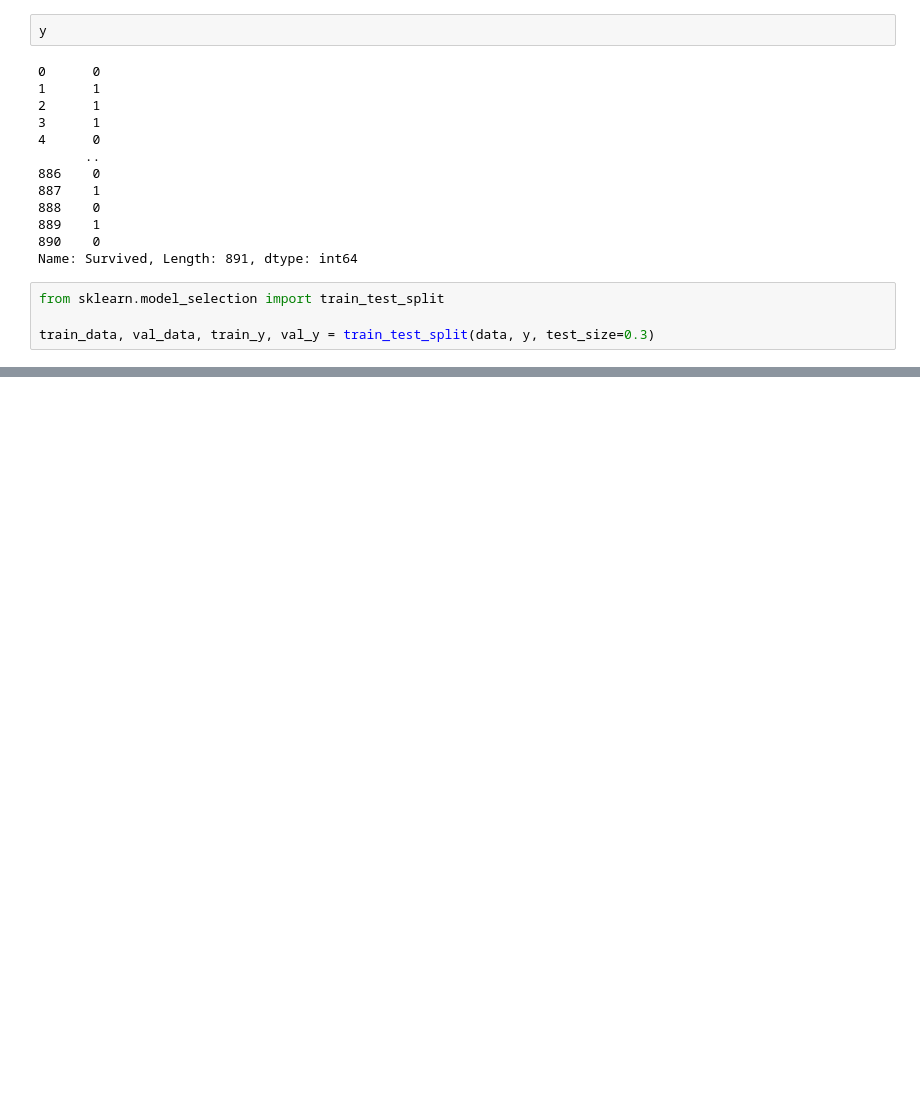
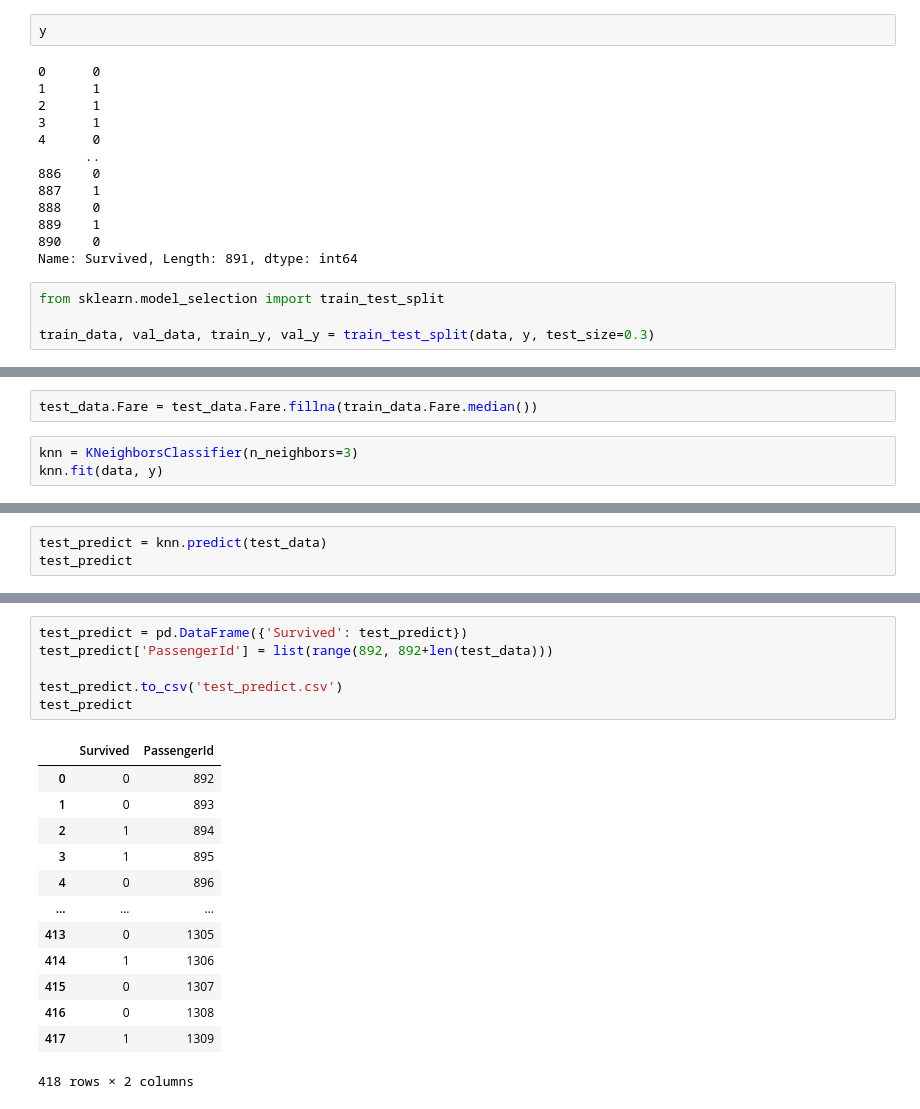
Before and after one commit to DoctorSB/vk_education, a Jupyter notebook: sklearn.ipynb, the cells around one changed output, grey strips where cells are left out. Drawn from its saved outputs; the diff is of its cells as text; blank space fills up the shorter version.

```diff
--- a/sklearn.ipynb
+++ b/sklearn.ipynb
@@ -173,0 +276,5 @@ train_data, val_data, train_y, val_y = train_test_split(data, y, test_size=0.3)
+# %%
+test_data.Fare = test_data.Fare.fillna(train_data.Fare.median())
+# %%
+knn = KNeighborsClassifier(n_neighbors=3)
+knn.fit(data, y)
@@ -173,0 +283,3 @@ train_data, val_data, train_y, val_y = train_test_split(data, y, test_size=0.3)
+# %%
+test_predict = knn.predict(test_data)
+test_predict
@@ -173,0 +306,20 @@ train_data, val_data, train_y, val_y = train_test_split(data, y, test_size=0.3)
+# %%
+test_predict = pd.DataFrame({'Survived': test_predict})
+test_predict['PassengerId'] = list(range(892, 892+len(test_data)))
+
+test_predict.to_csv('test_predict.csv')
+test_predict
+# %% [output]
+|  | Survived | PassengerId |
+| 0 | 0 | 892 |
+| 1 | 0 | 893 |
+| 2 | 1 | 894 |
+| 3 | 1 | 895 |
+| 4 | 0 | 896 |
+| ... | ... | ... |
+| 413 | 0 | 1305 |
+| 414 | 1 | 1306 |
+| 415 | 0 | 1307 |
+| 416 | 0 | 1308 |
+| 417 | 1 | 1309 |
+418 rows × 2 columns
```
Also changed, not shown: parts of 13 cells of this notebook, 1 other file.
